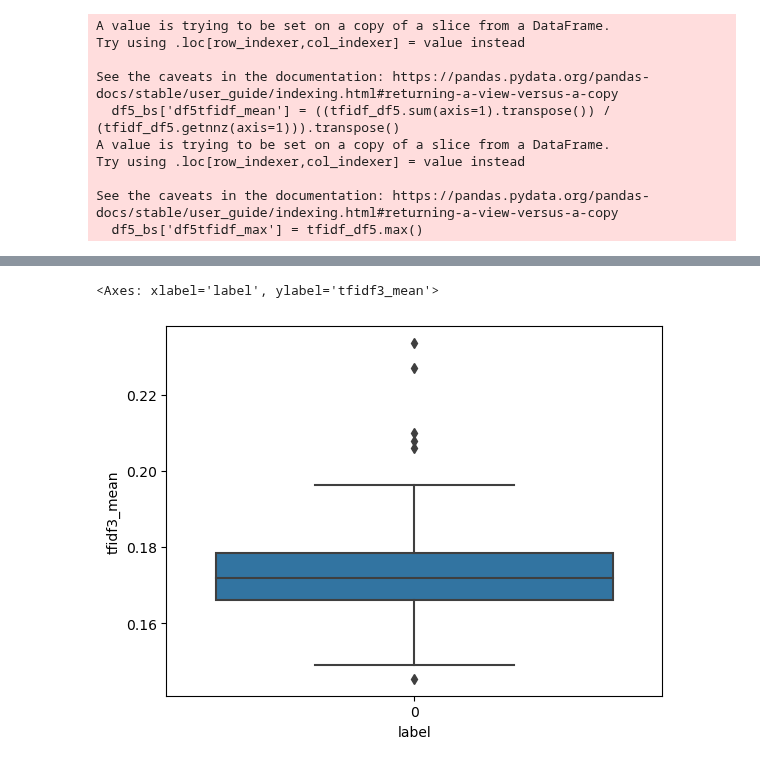
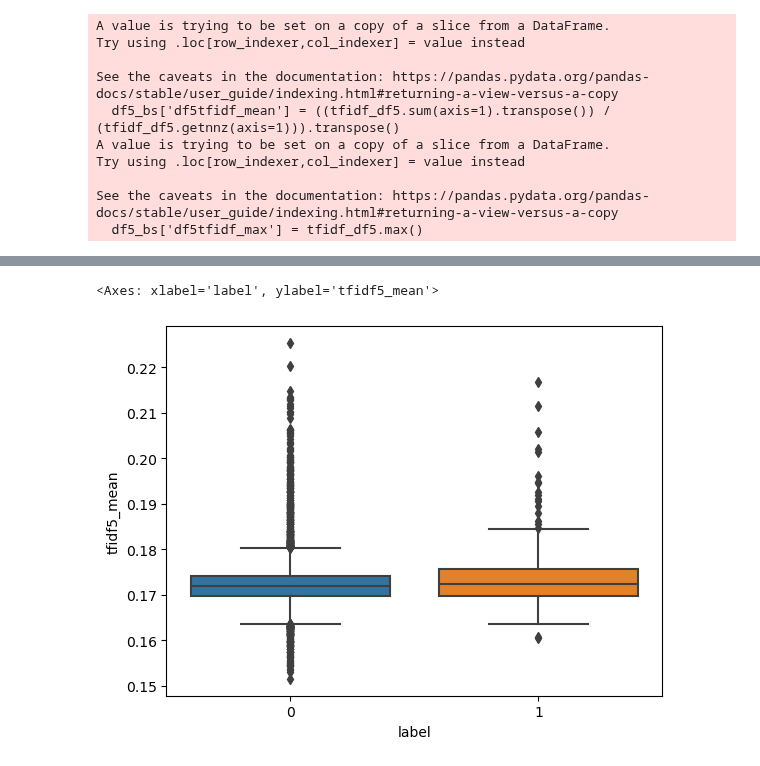
Before and after one commit to kenclements/praxis, a Jupyter notebook: cert-preprocess.ipynb, the cells around one changed output, grey strips where cells are left out. Saved outputs shown, nothing was run; the diff lists cells and outputs as text; code cells hidden in the pictures.

```diff
--- a/cert-preprocess.ipynb
+++ b/cert-preprocess.ipynb
@@ -277,0 +282,8 @@ final = pd.DataFrame(dfwow, columns=['date', 'username', 'login_count', 'logout_
+# %%
+final = final.dropna(subset=['tfidf5_mean', 'tfidf3_mean', 'tfidf4_mean'])
+# %%
+final['date'] = (final['date'] - final['date'].min())  / np.timedelta64(1,'D')
+# %%
+label_encoder = LabelEncoder()
+# %%
+final['username'] = label_encoder.fit_transform(final['username'])
@@ -294,5 +328,5 @@ final_under['label'] = y
 # %%
-sb.boxplot(data=final_under, x="label", y='tfidf3_mean')
+sb.boxplot(data=final, x="label", y='tfidf5_mean')
 # %% [output]
-<Axes: xlabel='label', ylabel='tfidf3_mean'>
+<Axes: xlabel='label', ylabel='tfidf5_mean'>
-[figure, old version]
+[figure, new version]
```
Also changed, not shown: parts of 91 cells of this notebook, 2 other files.
